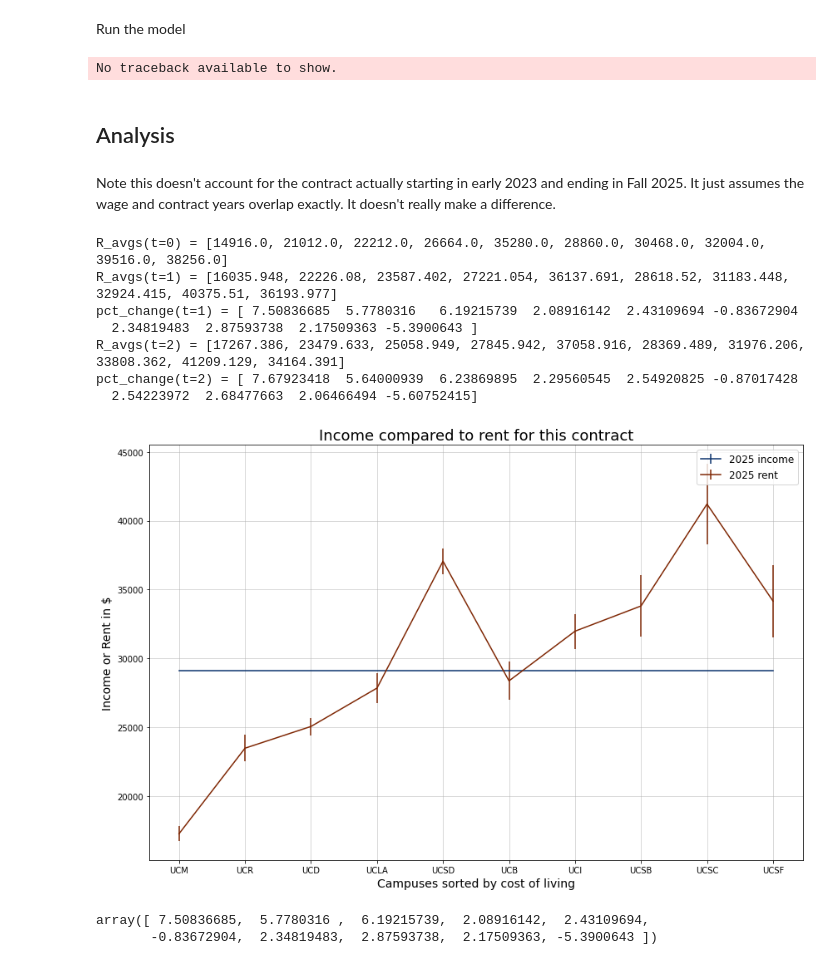
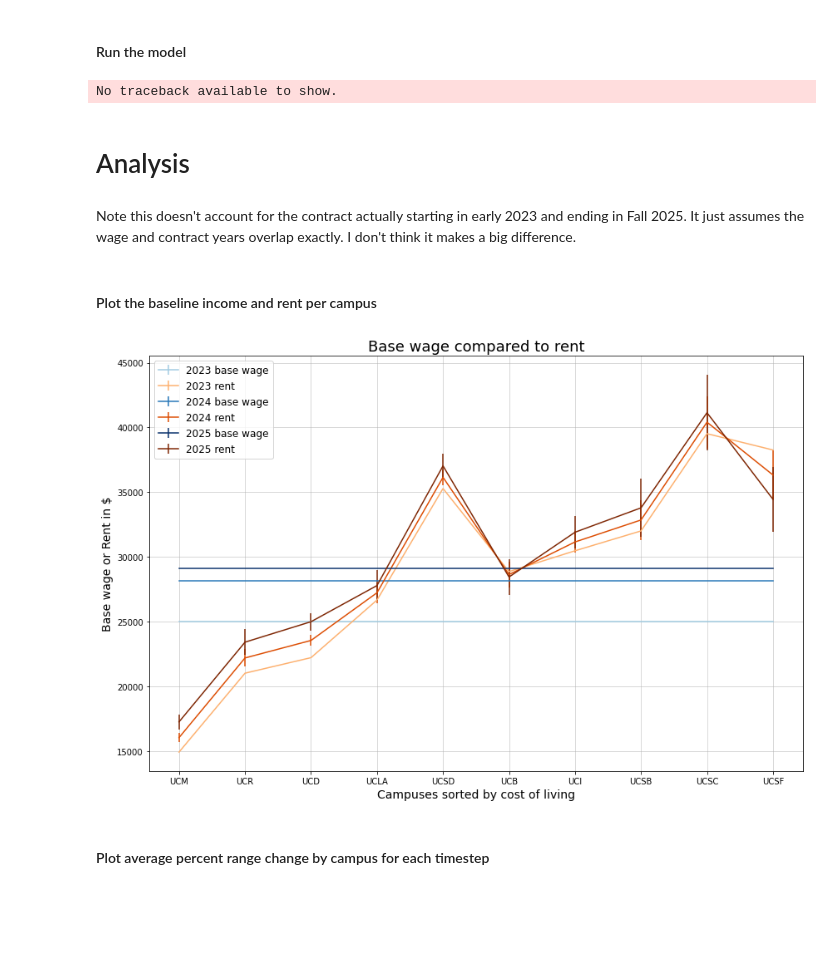
Before and after one commit to NeotenicPrimate/UawAnalysis, a Jupyter notebook: mcsim/single_sim.ipynb, the cells around one changed output. Drawn from its saved outputs; the diff is of its cells as text; code cells hidden in the pictures; blank space fills up the shorter version.

```diff
--- a/mcsim/single_sim.ipynb
+++ b/mcsim/single_sim.ipynb
@@ -58,5 +62,5 @@ rent_data = pd.read_csv('rent_data.csv')
 # %% [markdown]
-Run the model
+#### Run the model
 # %%
 # Create csv for writing output
 outfn = 'out.csv'
@@ -87,79 +91,73 @@ with open(outfn, 'w') as outfile:
 # %% [output]
 No traceback available to show.
 # %% [markdown]
-## Analysis
+# Analysis
 # %% [markdown]
-Note this doesn't account for the contract actually starting in early 2023 and ending in Fall 2025. It just assumes the wage and contract years overlap exactly. It doesn't really make a difference.
+Note this doesn't account for the contract actually starting in early 2023 and ending in Fall 2025. It just assumes the wage and contract years overlap exactly. I don't think it makes a big difference.
+# %% [markdown]
+#### Plot the baseline income and rent per campus
 # %%
 df = pd.read_csv('out.csv')
+
+time = np.arange(0, tfinal+tstep, tstep)
+y_0 = 2023 # Year contract begins
 
 # An extremely naive way to simluate cost of living change
 # current living wage data taken from MIT cost of living calculator
 lw = np.array([34216. , 38812.8, 40934.4, 45531.2, 47299.2, 50460.8, 51833.6, 52665.6, 57075.2, 64084.8])
-for t in range(2):
+for t in range(len(time)):
     lw = lw * 1.05
 
-time = np.arange(0, tfinal+tstep, tstep)
-y_0 = 2023 # Year contract begins
-
 fig = plt.figure(figsize=(12,8))
+# fig = plt.figure(figsize=(10,6))
 colmap = cm.get_cmap('Blues', 12)
 Rcolmap = cm.get_cmap('Oranges', 12)
 R_all = []
-pct_change_all = []
+pct_change_avg_all = []
 for i, t in enumerate(time):
     income_avgs = []
     income_stds = []
     R_avgs = []
     R_stds = []
     for k in range(len(bw_0)):
         df_sub = df[(df.t == t) & (df.k == k)]
         bw_avg, bw_std = np.mean(df_sub['w_0']), np.std(df_sub['w_0'])
         h_avg, h_std = np.mean(df_sub['h']), np.std(df_sub['h'])
         income_avg = bw_avg + h_avg
         income_avgs.append(income_avg)
         income_std = np.sqrt(bw_std**2 + h_std**2)
         income_stds.append(income_std)
         R_avg, R_std = np.mean(df_sub['R']), np.std(df_sub['R'])
         R_avgs.append(R_avg)
         R_stds.append(R_std)
-    print('R_avgs(t={}) = {}'.format(t,R_avgs))
+#     print('R_avgs(t={}) = {}'.format(t,R_avgs))
     R_all.append(np.array(R_avgs))
     if t > 0:
-        pct_change = ((R_all[i]-R_all[i-1])/R_all[i-1])*100
-        print('pct_change(t={}) = {}'.format(t, pct_change))
-        pct_change_all.append(pct_change)
-    if i == len(time)-1:
+        pct_change_avg = ((R_all[i]-R_all[i-1])/R_all[i-1])*100
+#         print('pct_change_avg(t={}) = {}'.format(t, pct_change_avg))
+        pct_change_avg_all.append(pct_change_avg)
+#     if i == len(time)-1:   #Only plot the final timestep
+    if True:   #Plot all timesteps
         plt.errorbar(ucnames,income_avgs,yerr=income_stds,
-                     label='{} income'.format(str(t+y_0)), c=colmap((i+1)/3))
+                     label='{} base wage'.format(str(t+y_0)), c=colmap((i+1)/3))
         plt.errorbar(ucnames,R_avgs,yerr=R_stds,
                      label='{} rent'.format(str(t+y_0)), c=Rcolmap((i+1)/3))
     #     plt.plot(ucnames,np.array(income_avgs)*0.3, ls='--', c=Rcolmap(i/3),
     #                 label='rent burden thresh year {}'.format(str(t)))
 
 # plt.plot(ucnames,lw, c='red', label='Cost of living final year')
 plt.grid(True,alpha=0.6)
-plt.title('Income compared to rent for this contract', fontsize=18)
-plt.ylabel('Income or Rent in $', fontsize=14)
+plt.title('Base wage compared to rent', fontsize=18)
+plt.ylabel('Base wage or Rent in $', fontsize=14)
 plt.xlabel('Campuses sorted by cost of living', fontsize=14)
 plt.tight_layout()
 plt.legend(fontsize='large')
 plt.savefig('UCpropsim.png', dpi=200, facecolor='white', transparent=False)
 plt.show()
 # %% [output]
-R_avgs(t=0) = [14916.0, 21012.0, 22212.0, 26664.0, 35280.0, 28860.0, 30468.0, 32004.0, 39516.0, 38256.0]
-R_avgs(t=1) = [16035.948, 22226.08, 23587.402, 27221.054, 36137.691, 28618.52, 31183.448, 32924.415, 40375.51, 36193.977]
-pct_change(t=1) = [ 7.50836685  5.7780316   6.19215739  2.08916142  2.43109694 -0.83672904
-  2.34819483  2.87593738  2.17509363 -5.3900643 ]
-R_avgs(t=2) = [17267.386, 23479.633, 25058.949, 27845.942, 37058.916, 28369.489, 31976.206, 33808.362, 41209.129, 34164.391]
-pct_change(t=2) = [ 7.67923418  5.64000939  6.23869895  2.29560545  2.54920825 -0.87017428
-  2.54223972  2.68477663  2.06466494 -5.60752415]
-[figure, old version]
+[figure, new version]
-# %%
-pct_change_all[0]
-# %% [output]
-array([ 7.50836685,  5.7780316 ,  6.19215739,  2.08916142,  2.43109694,
-       -0.83672904,  2.34819483,  2.87593738,  2.17509363, -5.3900643 ])
+# %% [markdown]
+#### Plot average percent range change by campus for each timestep
 # %%
 fig = plt.figure(figsize=(12,8))
 Rcolmap = cm.get_cmap('Wistia', 12)
```
Also changed, not shown: parts of 11 cells of this notebook, 2 other files.
